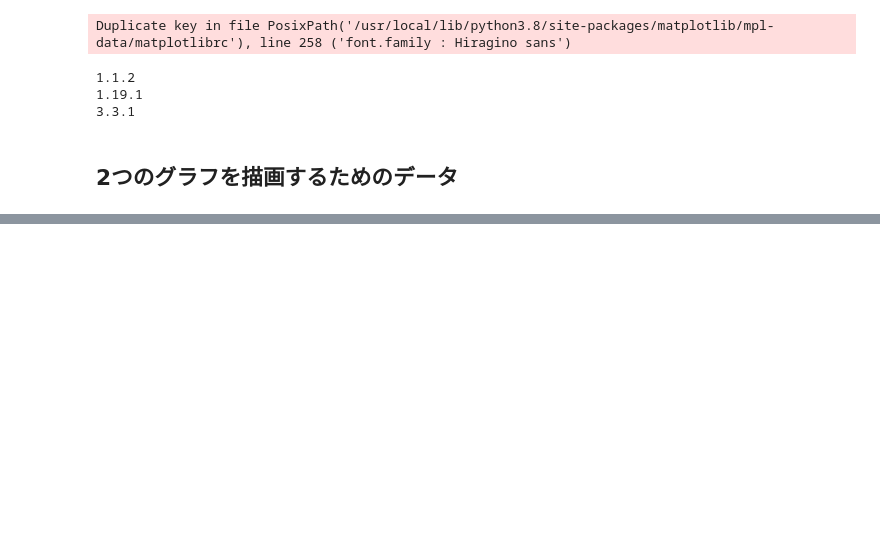
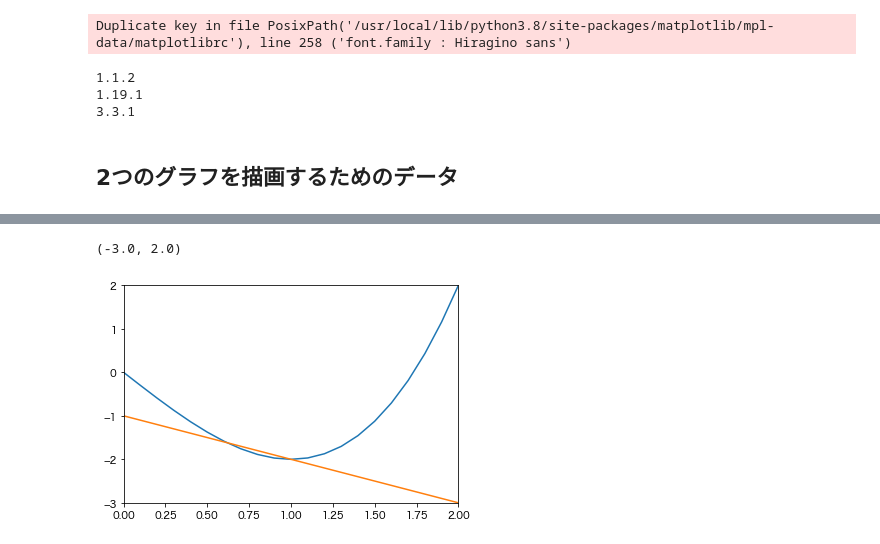
Before and after one commit to Linus-MK/fragments_for_blog, a Jupyter notebook: min_max_behavior_about_nan_empty.ipynb, the cells around one changed output, grey strips where cells are left out. Drawn from its saved outputs; the diff is of its cells as text; code cells hidden in the pictures; blank space fills up the shorter version.

```diff
--- a/min_max_behavior_about_nan_empty.ipynb
+++ b/min_max_behavior_about_nan_empty.ipynb
@@ -64,0 +76,20 @@ plt.plot(df2['x2'], df2['y2'])
+# %%
+plt.figure()
+plt.plot(df1['x1'], df1['y1'])
+plt.plot(df2['x2'], df2['y2'])
+
+xmin = 0
+xmax = 2
+plt.xlim(xmin, xmax)
+
+y1_min = df1.query('@xmin <= x1 <=  @xmax')['y1'].min()
+y2_min = df2.query('@xmin <= x2 <=  @xmax')['y2'].min()
+ymin = min(y1_min, y2_min)
+y1_max = df1.query('@xmin <= x1 <=  @xmax')['y1'].max()
+y2_max = df2.query('@xmin <= x2 <=  @xmax')['y2'].max()
+ymax = max(y1_max, y2_max)
+
+plt.ylim(ymin, ymax)
+# %% [output]
+(-3.0, 2.0)
+[figure, added]
```
Also changed, not shown: parts of 40 cells of this notebook.
